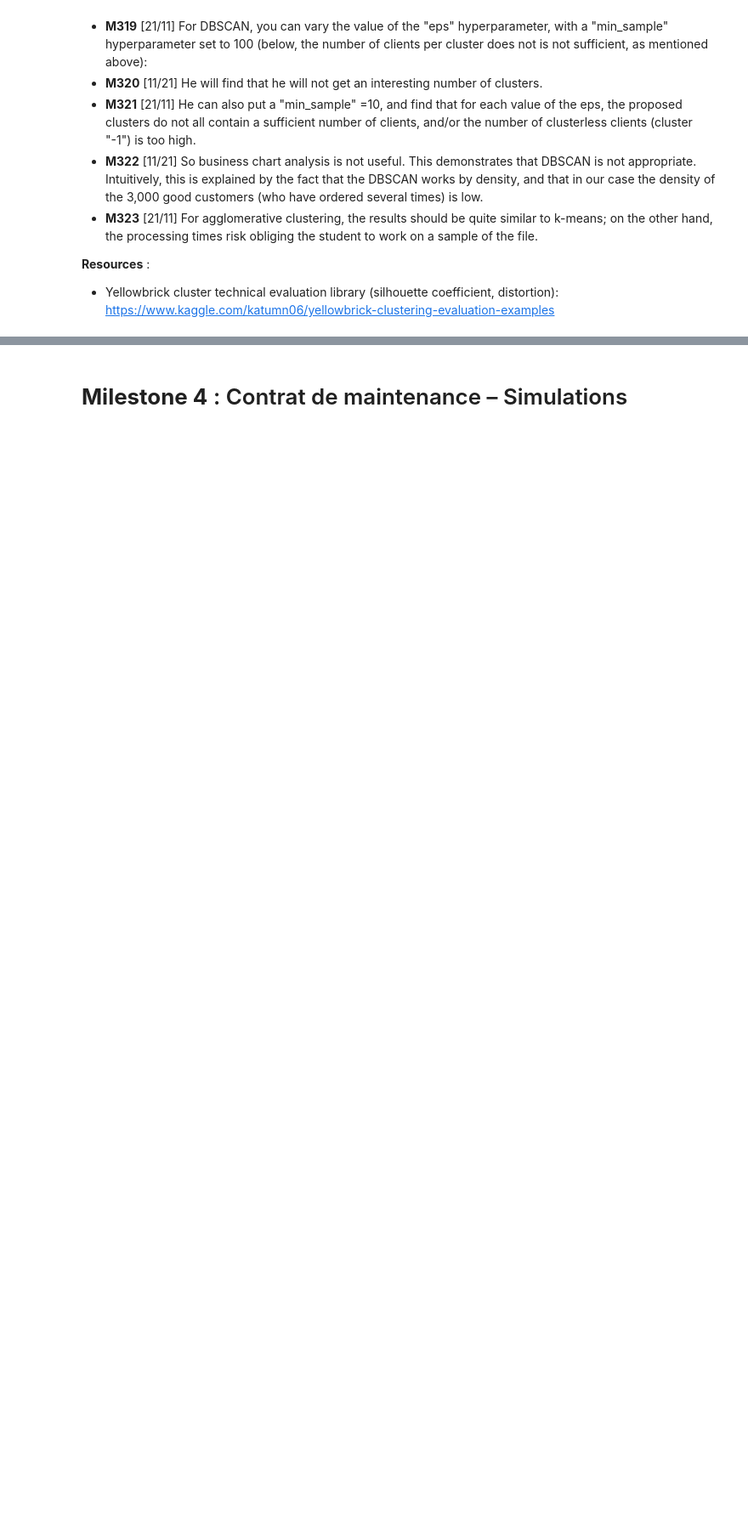
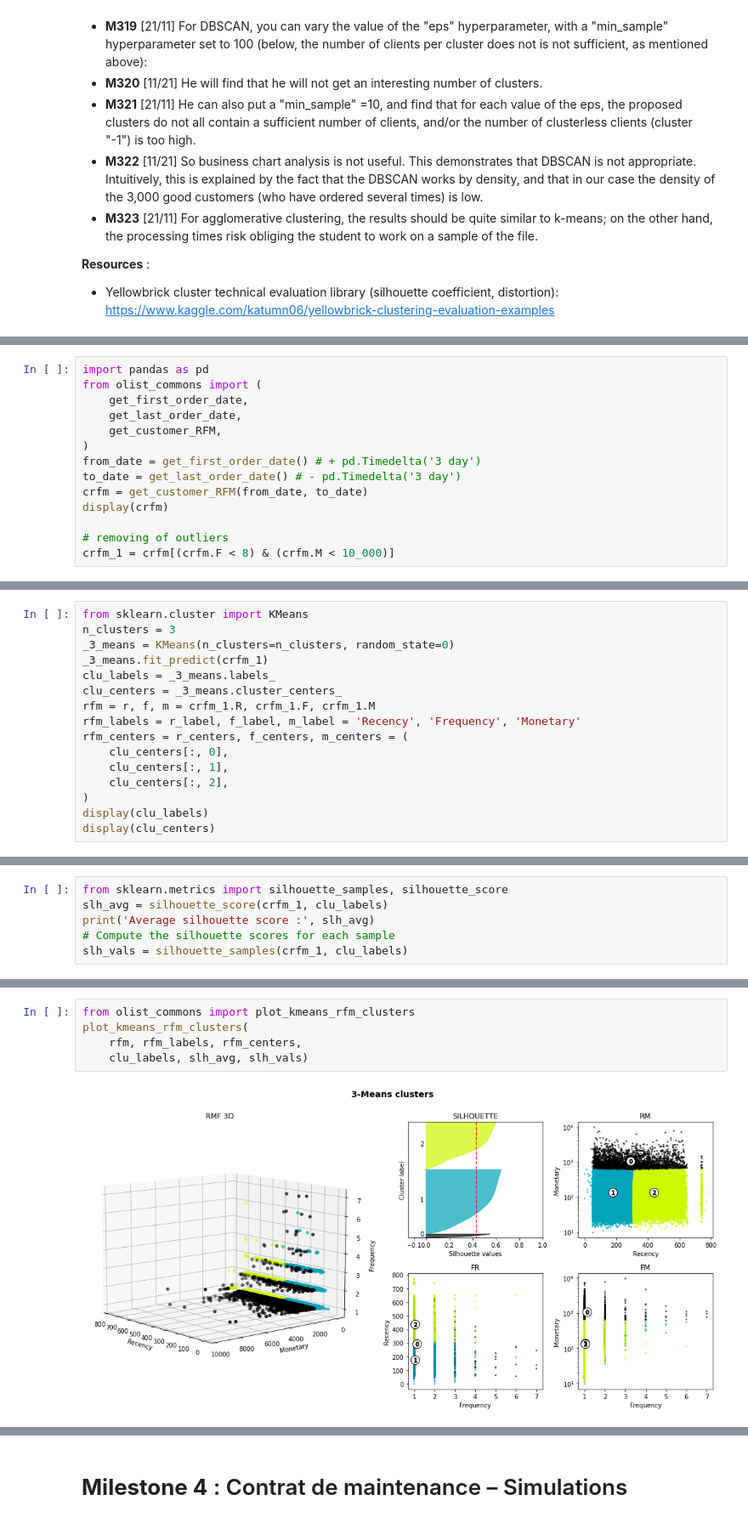
Before and after one commit to Franck-PepperLabs/pepper_olist_market_segmentation, a Jupyter notebook: jupyter/scratchpad.ipynb, the cells around one changed output, grey strips where cells are left out. Shown at 85% size. Cells and saved outputs as stored; diff of their text form; blank space fills up the shorter version.

Commit message:
complete K-Means clustering analysis.

```diff
--- a/jupyter/scratchpad.ipynb
+++ b/jupyter/scratchpad.ipynb
@@ -1369,0 +1483,14 @@ display(cofa)
+# %%
+import pandas as pd
+from olist_commons import (
+    get_first_order_date,
+    get_last_order_date,
+    get_customer_RFM,
+)
+from_date = get_first_order_date() # + pd.Timedelta('3 day')
+to_date = get_last_order_date() # - pd.Timedelta('3 day')
+crfm = get_customer_RFM(from_date, to_date)
+display(crfm)
+
+# removing of outliers
+crfm_1 = crfm[(crfm.F < 8) & (crfm.M < 10_000)]
@@ -1369,0 +1514,16 @@ display(cofa)
+# %%
+from sklearn.cluster import KMeans
+n_clusters = 3
+_3_means = KMeans(n_clusters=n_clusters, random_state=0)
+_3_means.fit_predict(crfm_1)
+clu_labels = _3_means.labels_
+clu_centers = _3_means.cluster_centers_
+rfm = r, f, m = crfm_1.R, crfm_1.F, crfm_1.M
+rfm_labels = r_label, f_label, m_label = 'Recency', 'Frequency', 'Monetary'
+rfm_centers = r_centers, f_centers, m_centers = (
+    clu_centers[:, 0],
+    clu_centers[:, 1],
+    clu_centers[:, 2],
+)
+display(clu_labels)
+display(clu_centers)
@@ -1369,0 +1537,6 @@ display(cofa)
+# %%
+from sklearn.metrics import silhouette_samples, silhouette_score
+slh_avg = silhouette_score(crfm_1, clu_labels)
+print('Average silhouette score :', slh_avg)
+# Compute the silhouette scores for each sample
+slh_vals = silhouette_samples(crfm_1, clu_labels)
@@ -1369,0 +1547,7 @@ display(cofa)
+# %%
+from olist_commons import plot_kmeans_rfm_clusters
+plot_kmeans_rfm_clusters(
+    rfm, rfm_labels, rfm_centers,
+    clu_labels, slh_avg, slh_vals)
+# %% [output]
+[figure, added]
```
Also changed, not shown: parts of 33 cells of this notebook, 2 other files.
